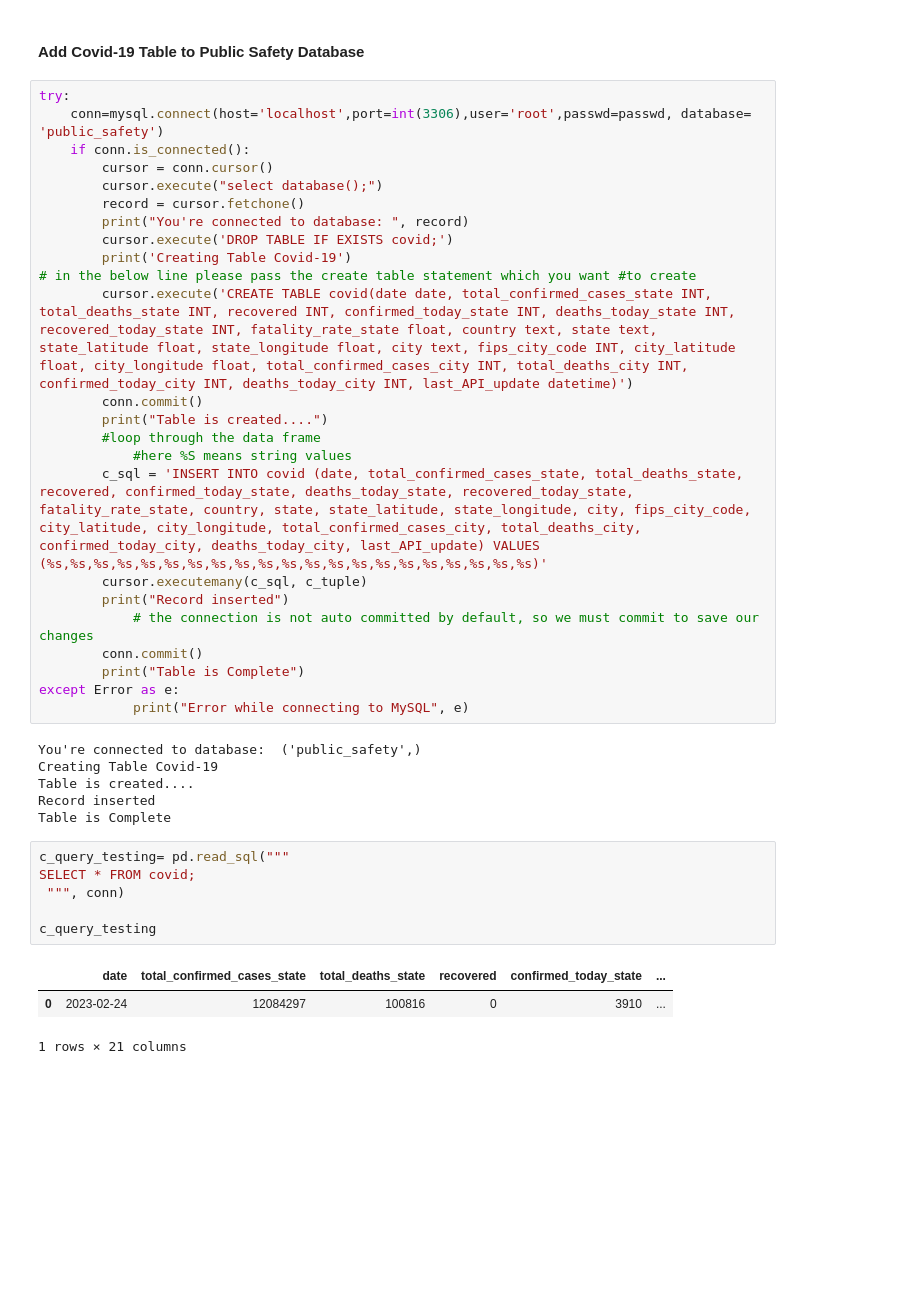
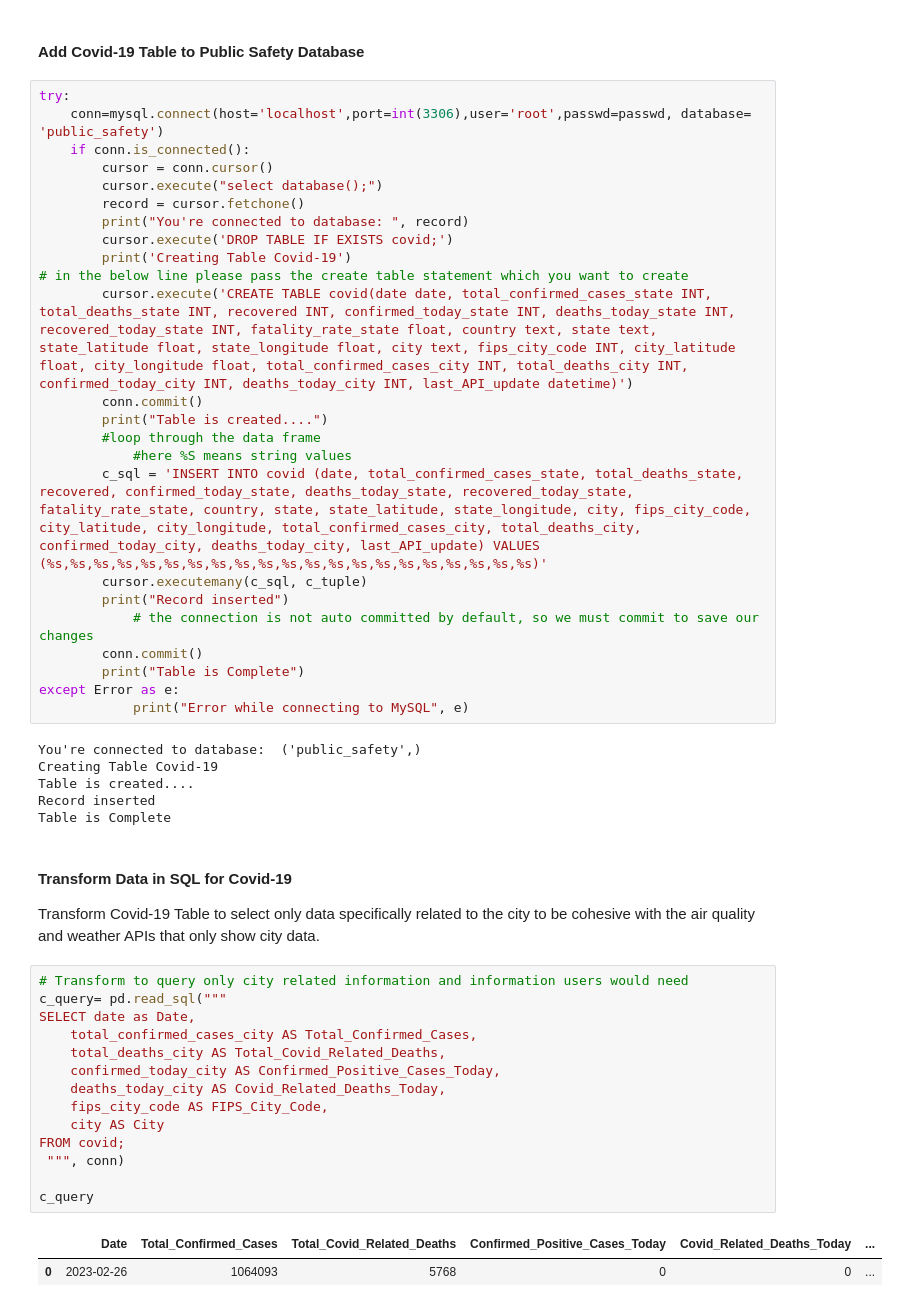
Before and after one commit to katie-hu/Public_Safety, a Jupyter notebook: ADS507-Team7.ipynb, the cells around one changed output. Drawn from its saved outputs; the diff is of its cells as text; blank space fills up the shorter version.

```diff
--- a/ADS507-Team7.ipynb
+++ b/ADS507-Team7.ipynb
@@ -406,7 +459,7 @@ try:
         print("You're connected to database: ", record)
         cursor.execute('DROP TABLE IF EXISTS covid;')
         print('Creating Table Covid-19')
-# in the below line please pass the create table statement which you want #to create
+# in the below line please pass the create table statement which you want to create
         cursor.execute('CREATE TABLE covid(date date, total_confirmed_cases_state INT, total_deaths_state INT, recovered INT, confirmed_today_state INT, deaths_today_state INT, recovered_today_state INT, fatality_rate_state float, country text, state text, state_latitude float, state_longitude float, city text, fips_city_code INT, city_latitude float, city_longitude float, total_confirmed_cases_city INT, total_deaths_city INT, confirmed_today_city INT, deaths_today_city INT, last_API_update datetime)')
         conn.commit()
         print("Table is created....")
@@ -426,13 +479,23 @@ Creating Table Covid-19
 Table is created....
 Record inserted
 Table is Complete
-# %%
-c_query_testing= pd.read_sql("""
-SELECT * FROM covid;
- """, conn)
-
-c_query_testing
-# %% [output]
-|  | date | total_confirmed_cases_state | total_deaths_state | recovered | confirmed_today_state | ... |
-| 0 | 2023-02-24 | 12084297 | 100816 | 0 | 3910 | ... |
-1 rows × 21 columns
+# %% [markdown]
+#### Transform Data in SQL for Covid-19
+Transform Covid-19 Table to select only data specifically related to the city to be cohesive with the air quality and weather APIs that only show city data.
+# %%
+# Transform to query only city related information and information users would need
+c_query= pd.read_sql("""
+SELECT date as Date,
+    total_confirmed_cases_city AS Total_Confirmed_Cases,
+    total_deaths_city AS Total_Covid_Related_Deaths,
+    confirmed_today_city AS Confirmed_Positive_Cases_Today,
+    deaths_today_city AS Covid_Related_Deaths_Today,
+    fips_city_code AS FIPS_City_Code,
+    city AS City
+FROM covid;
+ """, conn)
+
+c_query
+# %% [output]
+|  | Date | Total_Confirmed_Cases | Total_Covid_Related_Deaths | Confirmed_Positive_Cases_Today | Covid_Related_Deaths_Today | ... |
+| 0 | 2023-02-26 | 1064093 | 5768 | 0 | 0 | ... |
```
Also changed, not shown: parts of 34 cells of this notebook, 6 other files.
